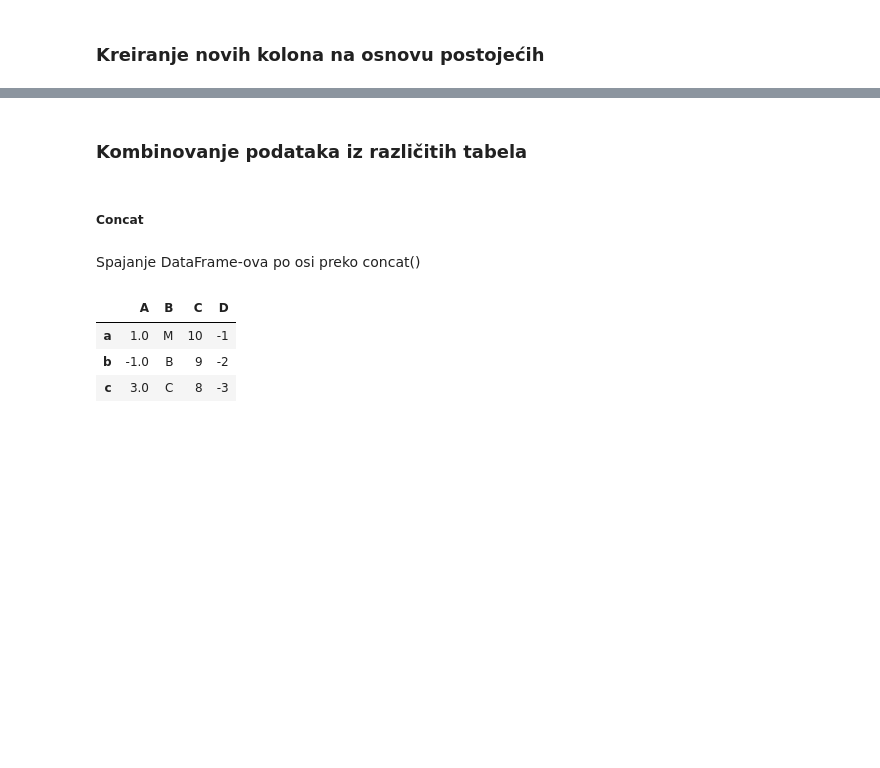
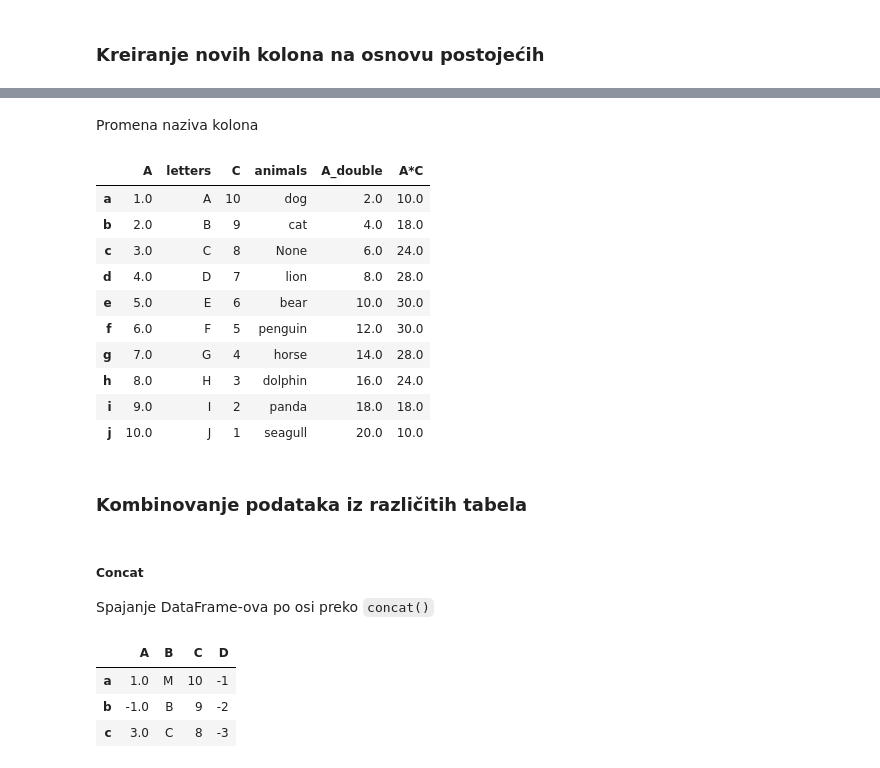
Before and after one commit to TLazarevic/data-analysis-lab, a Jupyter notebook: pandas.ipynb, the cells around one changed output, grey strips where cells are left out. Drawn from its saved outputs; the diff is of its cells as text; code cells hidden in the pictures; blank space fills up the shorter version.

````diff
--- a/pandas.ipynb
+++ b/pandas.ipynb
@@ -312,9 +409,32 @@ TODO
+# %% [markdown]
+Promena naziva kolona
+# %%
+df3 = df3.rename(
+    columns = {
+        "B": "letters",
+        "D": "animals"
+    }
+)
+
+df3
+# %% [output]
+|  | A | letters | C | animals | A_double | A*C |
+| a | 1.0 | A | 10 | dog | 2.0 | 10.0 |
+| b | 2.0 | B | 9 | cat | 4.0 | 18.0 |
+| c | 3.0 | C | 8 | None | 6.0 | 24.0 |
+| d | 4.0 | D | 7 | lion | 8.0 | 28.0 |
+| e | 5.0 | E | 6 | bear | 10.0 | 30.0 |
+| f | 6.0 | F | 5 | penguin | 12.0 | 30.0 |
+| g | 7.0 | G | 4 | horse | 14.0 | 28.0 |
+| h | 8.0 | H | 3 | dolphin | 16.0 | 24.0 |
+| i | 9.0 | I | 2 | panda | 18.0 | 18.0 |
+| j | 10.0 | J | 1 | seagull | 20.0 | 10.0 |
 # %% [markdown]
 ### Kombinovanje podataka iz različitih tabela
-# %% [markdown]
-##### Concat
 # %% [markdown]
-Spajanje DataFrame-ova po osi preko concat()
+##### Concat
+
+Spajanje DataFrame-ova po osi preko ```concat()```
 # %%
 dfa = df2[:3]
 dfb = df2[3:7]
````
Also changed, not shown: parts of 33 cells of this notebook, 1 other file.
